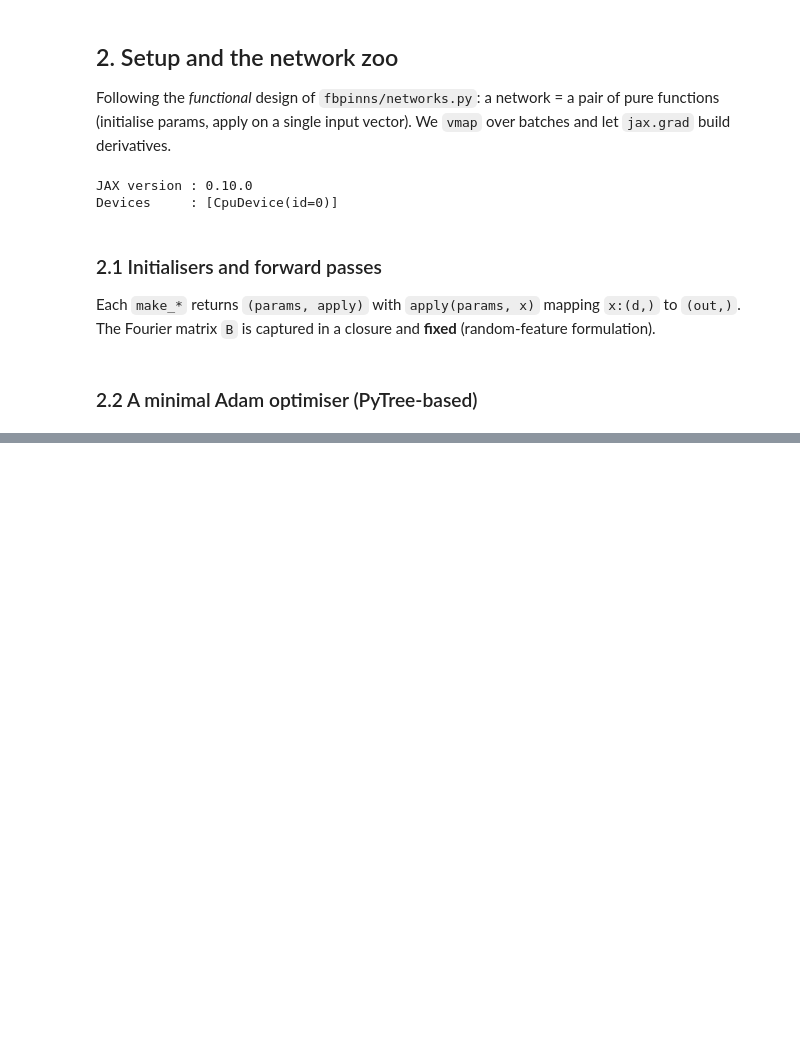
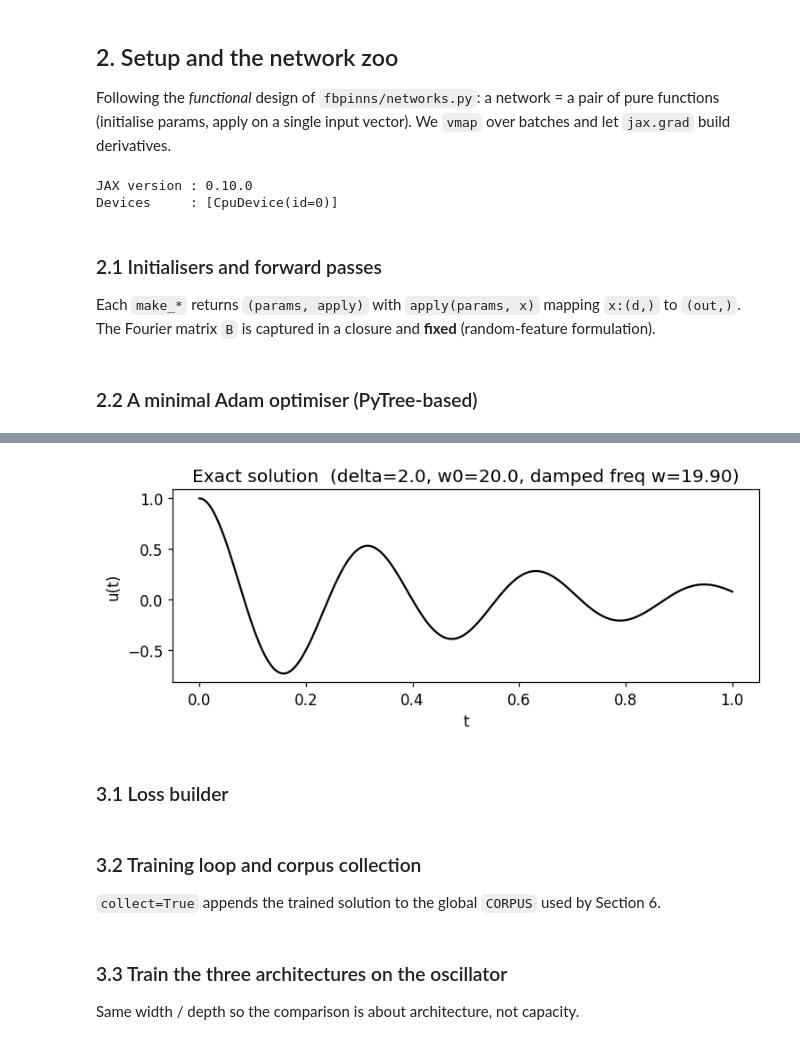
Before and after one commit to al3gzy/prml_course, a Jupyter notebook: arch_variations_pinns.ipynb, the cells around one changed output, grey strips where cells are left out. Saved outputs shown, nothing was run; the diff lists cells and outputs as text; code cells hidden in the pictures; blank space fills up the shorter version.

```diff
--- a/arch_variations_pinns.ipynb
+++ b/arch_variations_pinns.ipynb
@@ -223,0 +234,17 @@ def adam_step(params, grads, state, lr=1e-3, b1=0.9, b2=0.999, eps=1e-8):
+# %%
+DELTA = 2.0
+W0    = 20.0
+OMEGA = np.sqrt(W0**2 - DELTA**2)
+
+def exact_oscillator(t):
+    return np.exp(-DELTA * t) * (np.cos(OMEGA * t) + (DELTA / OMEGA) * np.sin(OMEGA * t))
+
+t_plot = np.linspace(0, 1, 1000)
+plt.figure(figsize=(7, 3))
+plt.plot(t_plot, exact_oscillator(t_plot), 'k')
+plt.title(f"Exact solution  (delta={DELTA}, w0={W0}, damped freq w={OMEGA:.2f})")
+plt.xlabel("t"); plt.ylabel("u(t)"); plt.tight_layout(); plt.show()
+# %% [output]
+[figure, added]
+# %% [markdown]
+### 3.1 Loss builder
@@ -223,0 +276,4 @@ def adam_step(params, grads, state, lr=1e-3, b1=0.9, b2=0.999, eps=1e-8):
+# %% [markdown]
+### 3.2 Training loop and corpus collection
+
+`collect=True` appends the trained solution to the global `CORPUS` used by Section 6.
@@ -223,0 +315,4 @@ def adam_step(params, grads, state, lr=1e-3, b1=0.9, b2=0.999, eps=1e-8):
+# %% [markdown]
+### 3.3 Train the three architectures on the oscillator
+
+Same width / depth so the comparison is about architecture, not capacity.
```
Also changed, not shown: parts of 32 cells of this notebook.
